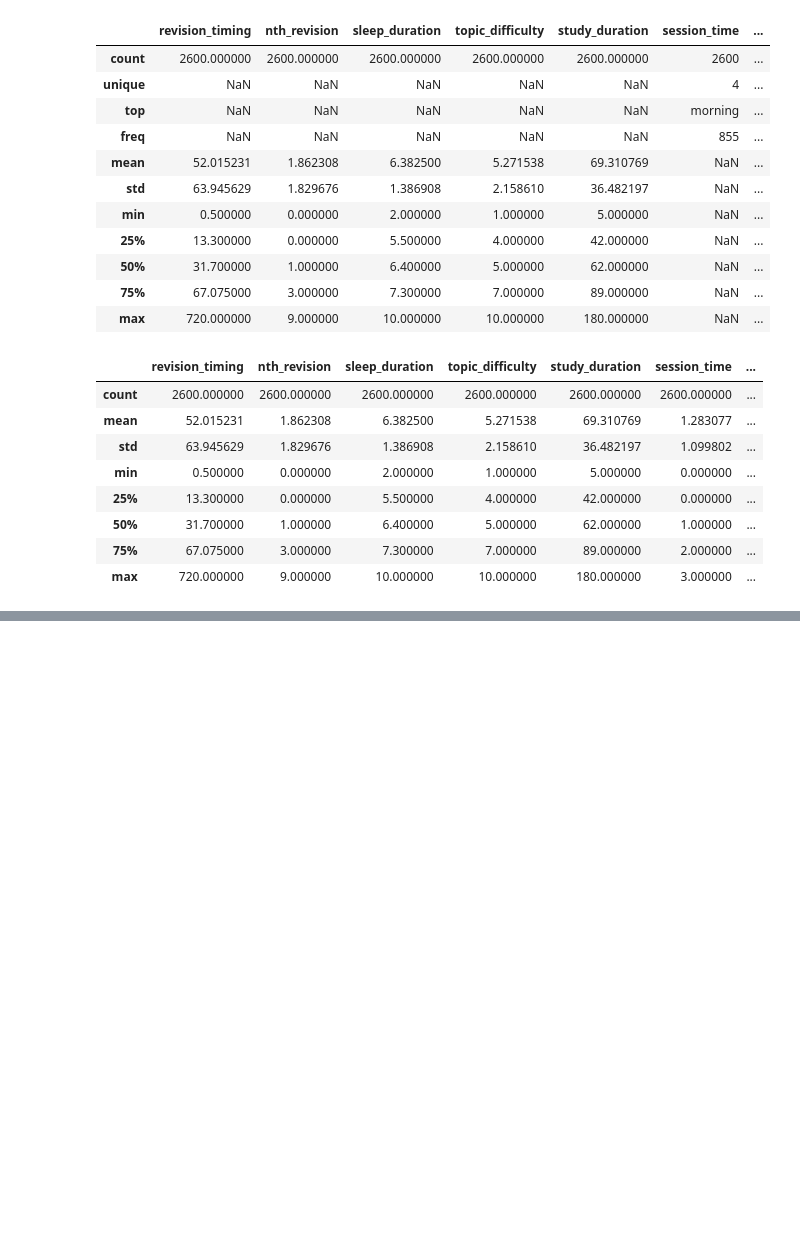
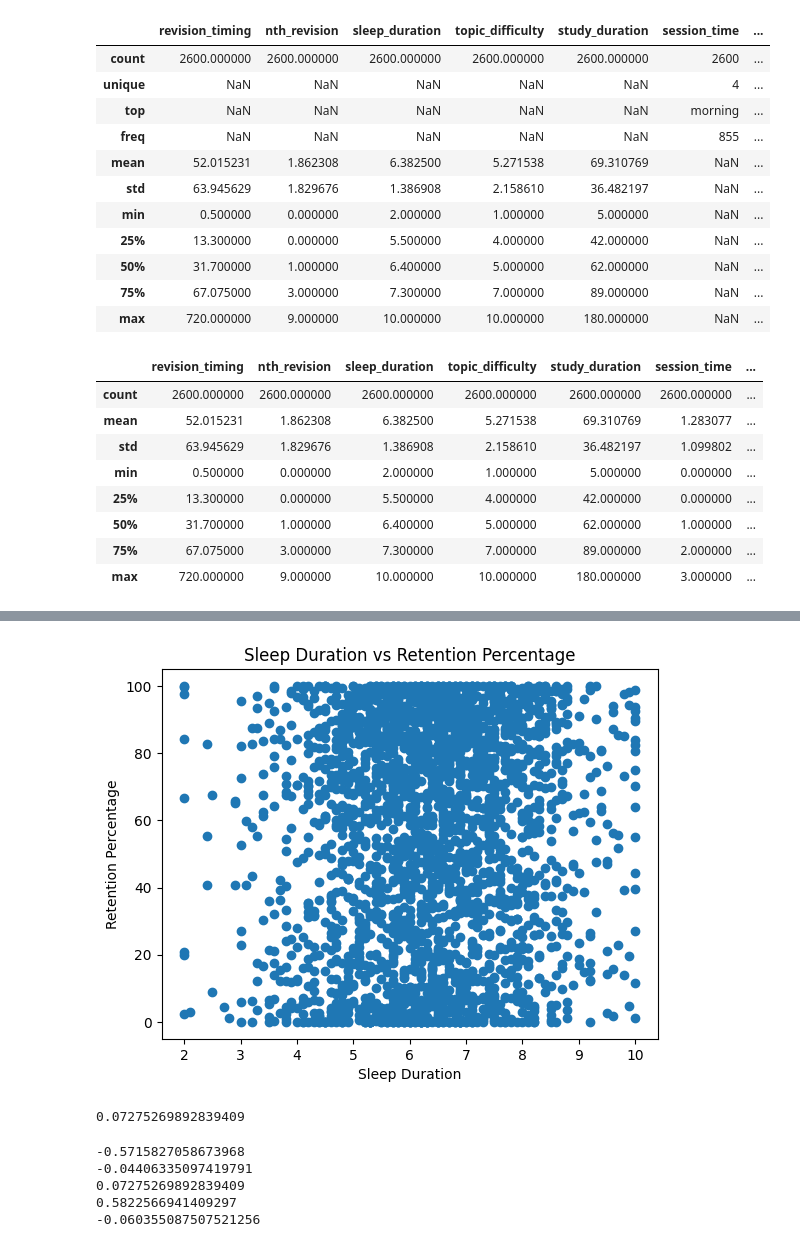
Before and after one commit to GITTY5678/ML-based-approach-to-Ebbinghaus-forgetting-curve, a Jupyter notebook: data cleaning/data_inspect.ipynb, the cells around one changed output, grey strips where cells are left out. Saved outputs shown, nothing was run; the diff lists cells and outputs as text; code cells hidden in the pictures; blank space fills up the shorter version.

```diff
--- a/data cleaning/data_inspect.ipynb
+++ b/data cleaning/data_inspect.ipynb
@@ -52,0 +87,24 @@ data.describe(include='all')
+# %%
+plt.scatter(data["sleep_duration"], data["retention_percentage"])
+plt.xlabel("Sleep Duration")
+plt.ylabel("Retention Percentage")
+plt.title("Sleep Duration vs Retention Percentage")
+plt.show()
+# %% [output]
+[figure, added]
+# %%
+print(data["sleep_duration"].corr(data["retention_percentage"]))
+# %% [output]
+0.07275269892839409
+# %%
+print(data["revision_timing"].corr(data["retention_percentage"]))
+print(data["session_time"].corr(data["retention_percentage"]))
+print(data["sleep_duration"].corr(data["retention_percentage"]))
+print(data["nth_revision"].corr(data["retention_percentage"]))
+print(data["topic_difficulty"].corr(data["retention_percentage"]))
+# %% [output]
+-0.5715827058673968
+-0.04406335097419791
+0.07275269892839409
+0.5822566941409297
+-0.060355087507521256
```
Also changed, not shown: parts of 3 cells of this notebook.
